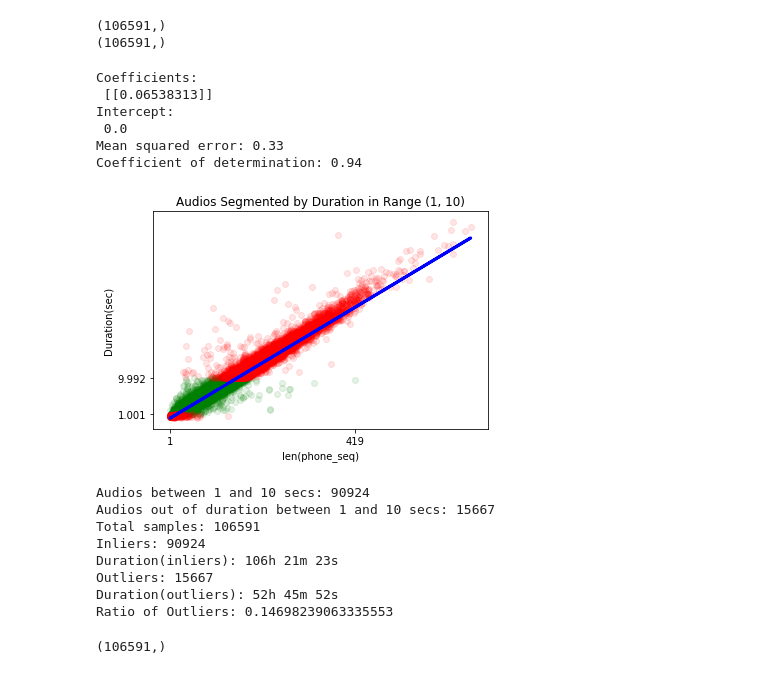
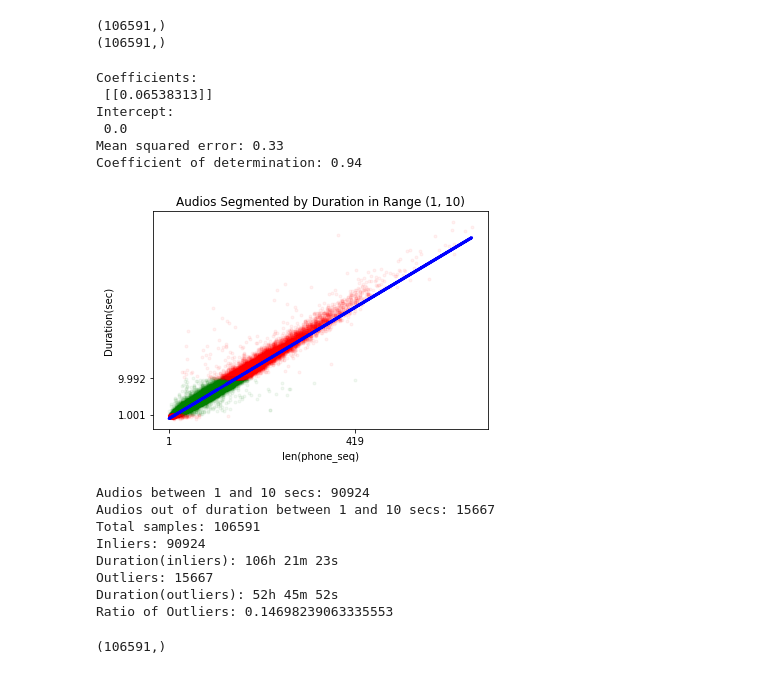
Before and after one commit to sungjae-cho/tacotron2, a Jupyter notebook: dev_ipynb/21_import_BC2013.ipynb, the cells around one changed output. Saved outputs shown, nothing was run; the diff lists cells and outputs as text; code cells hidden in the pictures.

```diff
--- a/dev_ipynb/21_import_BC2013.ipynb
+++ b/dev_ipynb/21_import_BC2013.ipynb
@@ -663,40 +663,40 @@ print('Coefficient of determination: %.2f'
 
 # Plot outputs
 plt.title("Audios Segmented by Duration in Range ({}, {})".format(min_duration, max_duration))
-plt.scatter(x_in_range, y_in_range, color='green', alpha=0.1)
-plt.scatter(x_out_range, y_out_range, color='red', alpha=0.1)
+plt.scatter(x_in_range, y_in_range, color='green', marker='.', alpha=0.05)
+plt.scatter(x_out_range, y_out_range, color='red', marker='.', alpha=0.05)
 plt.plot(x, y_pred, color='blue', linewidth=3)
 
 plt.xticks([x_in_range.min(), x_in_range.max()])
 plt.yticks([y_in_range.min(), y_in_range.max()])
 plt.xlabel('len(phone_seq)')
 plt.ylabel('Duration(sec)')
 
 plt.show()
 
 print("Audios between {} and {} secs: {}".format(min_duration, max_duration, hard_duration_mask.sum()))
 print("Audios out of duration between {} and {} secs: {}".format(min_duration, max_duration, np.invert(hard_duration_mask).sum()))
 
 print("Total samples:", len(x))
 print("Inliers:", len(x_in_range))
 secs_inliers = int(y_in_range.sum())
 h, m, s = convert(secs_inliers)
 print("Duration(inliers): {}h {}m {}s".format(h, m, s))
 
 print("Outliers:", len(x_out_range))
 secs_outliers = int(y_out_range.sum())
 h, m, s = convert(secs_outliers)
 print("Duration(outliers): {}h {}m {}s".format(h, m, s))
 
 print("Ratio of Outliers:", (len(x_out_range) / len(x)))
 # %% [output]
 Coefficients:
  [[0.06538313]]
 Intercept:
  0.0
 Mean squared error: 0.33
 Coefficient of determination: 0.94
-[figure, old version]
+[figure, new version]
 Audios between 1 and 10 secs: 90924
 Audios out of duration between 1 and 10 secs: 15667
 Total samples: 106591
```
Also changed, not shown: parts of 25 cells of this notebook.
